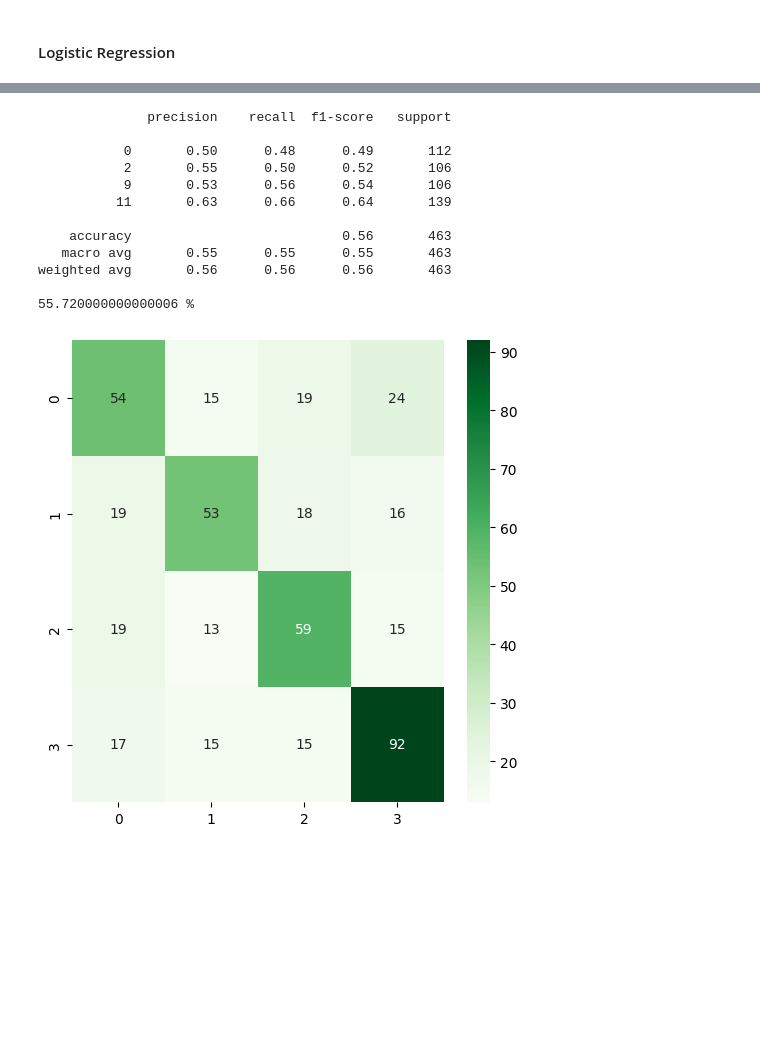
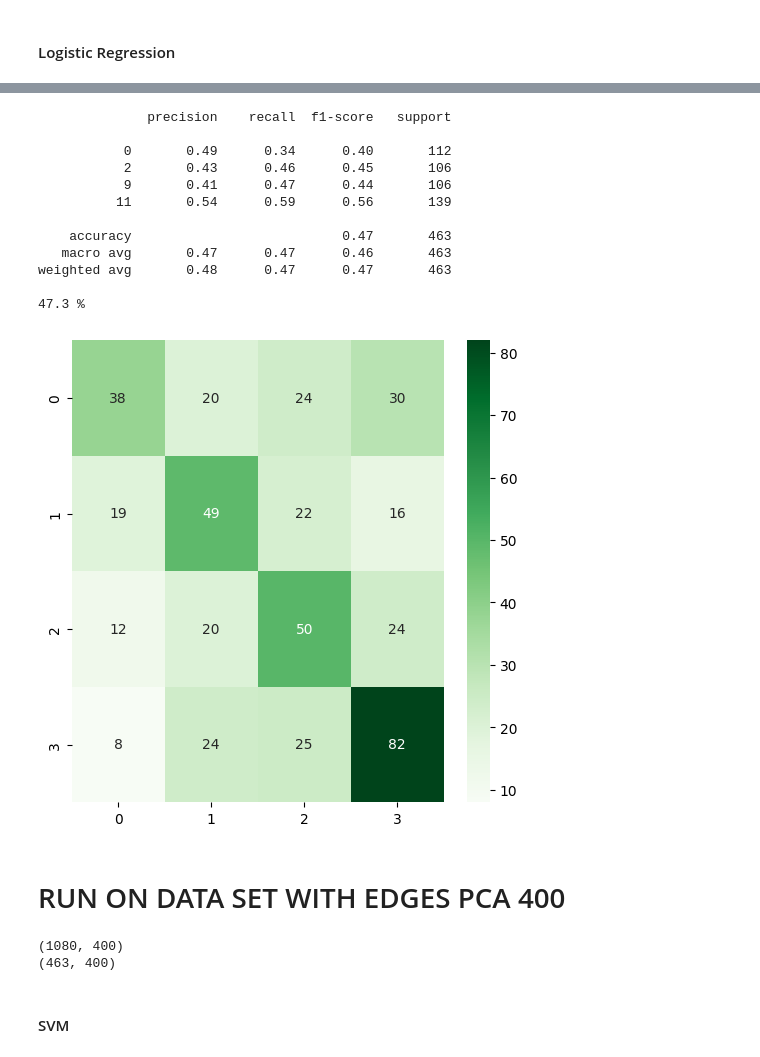
Before and after one commit to Yehudit-Brickner/ML_class, a Jupyter notebook: sport_balls2.ipynb, the cells around one changed output, grey strips where cells are left out. Cells and saved outputs as stored; diff of their text form; code cells hidden in the pictures; blank space fills up the shorter version.

```diff
--- a/sport_balls2.ipynb
+++ b/sport_balls2.ipynb
@@ -331,10 +313,10 @@ squared_hinge l2 52.480000000000004 %
 # %%
-svm5 =  OneVsOneClassifier(LinearSVC(random_state=0, loss="hinge",penalty="l2")).fit(X_train5, y_train5)
+svm5 =  OutputCodeClassifier(LinearSVC(random_state=0, loss="hinge",penalty="l2")).fit(X_train5, y_train5)
 pred_svm5 = svm5.predict(X_test5)
 Confusion_Matrix(confusion_matrix(y_test5,pred_svm5))
 print(classification_report(y_test5, pred_svm5))
 print(round(np.sum([y_test5==pred_svm5])/len(y_test5),4)*100,"%")
-results.append(['edges PCA 0.9', 'SVM',round(np.sum([y_test5==pred_svm5])/len(y_test5),4)*100 ])
+results.append(['edges PCA 100', 'SVM',round(np.sum([y_test5==pred_svm5])/len(y_test5),4)*100 ])
 # %% [output]
               precision    recall  f1-score   support
 
@@ -382,7 +364,7 @@ pred_knn5 = neigh5.predict(X_test5)
 Confusion_Matrix(confusion_matrix(y_test5,pred_knn5))
 print(classification_report(y_test5, pred_knn5))
 print(round(np.sum([y_test5==pred_knn5])/len(y_test5),4)*100,"%")
-results.append(['edges PCA 0.9', 'KNN',round(np.sum([y_test5==pred_knn5])/len(y_test5),4)*100 ])
+results.append(['edges PCA 100', 'KNN',round(np.sum([y_test5==pred_knn5])/len(y_test5),4)*100 ])
 # %% [output]
               precision    recall  f1-score   support
 
@@ -426,11 +408,11 @@ for i in range(50,2001,50):
 # %%
-ada5 = AdaBoostClassifier(n_estimators=2000, algorithm="SAMME",random_state=0)
+ada5 = AdaBoostClassifier(n_estimators=1650, algorithm="SAMME",random_state=0)
 ada5.fit(X_train5,y_train5)
 pred_ada5 = ada5.predict(X_test5)
 Confusion_Matrix(confusion_matrix(y_test5,pred_ada5))
 print(classification_report(y_test5, pred_ada5))
 print(round(np.sum([y_test5==pred_ada5])/len(y_test5),4)*100,"%")
-results.append(['edges PCA 0.9', 'Adaboost',round(np.sum([y_test5==pred_ada5])/len(y_test5),4)*100 ])
+results.append(['edges PCA 100', 'Adaboost',round(np.sum([y_test5==pred_ada5])/len(y_test5),4)*100 ])
 # %% [output]
               precision    recall  f1-score   support
 
@@ -475,11 +457,11 @@ for i in range(40,501,20):
 # %%
-RF5 = RandomForestClassifier(n_estimators=380, max_depth=None,min_samples_split=4, random_state=0)
+RF5 = RandomForestClassifier(n_estimators=80, max_depth=None,min_samples_split=2, random_state=0)
 RF5.fit(X_train5,y_train5)
 pred_RF5 = RF5.predict(X_test5)
 Confusion_Matrix(confusion_matrix(y_test5,pred_RF5))
 print(classification_report(y_test5, pred_RF5))
 print(round(np.sum([y_test5==pred_RF5])/len(y_test5),4)*100,"%")
-results.append(['edges PCA 0.9', 'Random Forest',round(np.sum([y_test5==pred_RF5])/len(y_test5),4)*100 ])
+results.append(['edges PCA 100', 'Random Forest',round(np.sum([y_test5==pred_RF5])/len(y_test5),4)*100 ])
 # %% [output]
               precision    recall  f1-score   support
 
@@ -532,22 +514,38 @@ l2 saga 0.001 54.64 %
 # %%
-LR5 = LogisticRegression(penalty="l1", solver="liblinear", tol=0.1, max_iter=10000, random_state=0)
+LR5 = LogisticRegression(penalty="l1", solver="saga", tol=0.1, max_iter=10000, random_state=0)
 LR5.fit(X_train5,y_train5)
 pred_LR5 = LR5.predict(X_test5)
 Confusion_Matrix(confusion_matrix(y_test5,pred_LR5))
 print(classification_report(y_test5, pred_LR5))
 print(round(np.sum([y_test5==pred_LR5])/len(y_test5),4)*100,"%")
-results.append(['edges PCA 0.9', 'Logistic Regression',round(np.sum([y_test5==pred_LR5])/len(y_test5),4)*100 ])
+results.append(['edges PCA 100', 'Logistic Regression',round(np.sum([y_test5==pred_LR5])/len(y_test5),4)*100 ])
 # %% [output]
               precision    recall  f1-score   support
 
-           0       0.50      0.48      0.49       112
-           2       0.55      0.50      0.52       106
-           9       0.53      0.56      0.54       106
-          11       0.63      0.66      0.64       139
+           0       0.49      0.34      0.40       112
+           2       0.43      0.46      0.45       106
+           9       0.41      0.47      0.44       106
+          11       0.54      0.59      0.56       139
 
-    accuracy                           0.56       463
-   macro avg       0.55      0.55      0.55       463
-weighted avg       0.56      0.56      0.56       463
+    accuracy                           0.47       463
+   macro avg       0.47      0.47      0.46       463
+weighted avg       0.48      0.47      0.47       463
 
-55.720000000000006 %
+47.3 %
-[figure, old version]
+[figure, new version]
+# %% [markdown]
+# RUN ON DATA SET WITH EDGES PCA 400
+# %%
+pca2=PCA(n_components=400)
+X_train8=pca2.fit_transform(X_train)
+X_test8=pca2.transform(X_test)
+y_train8 = y_train
+y_test8 = y_test
+
+print(X_train8.shape)
+print(X_test8.shape)
+# %% [output]
+(1080, 400)
+(463, 400)
+# %% [markdown]
+#### SVM
```
Also changed, not shown: parts of 30 cells of this notebook.
